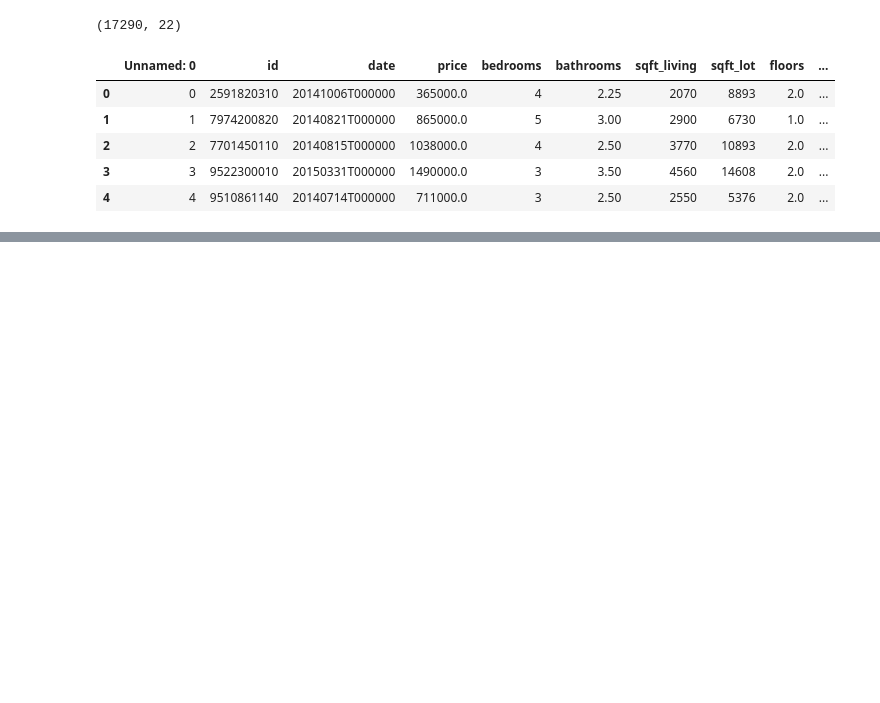
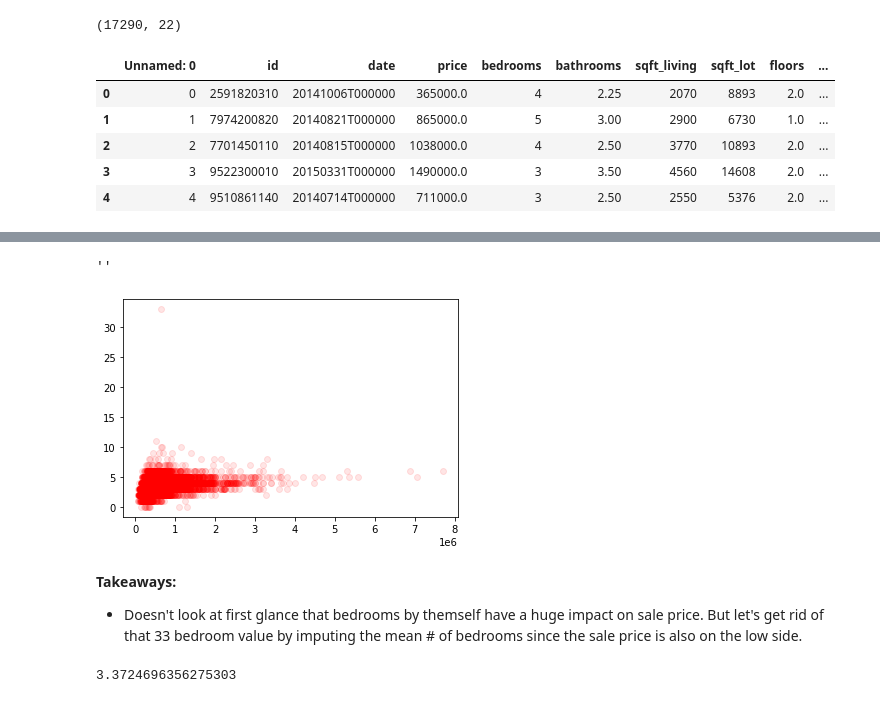
Before and after one commit to Mynusjanai/flatiron-p2-housing, a Jupyter notebook: trials/Phase 2 Project Workbook.ipynb, the cells around one changed output, grey strips where cells are left out. Drawn from its saved outputs; the diff is of its cells as text; code cells hidden in the pictures; blank space fills up the shorter version.

```diff
--- a/trials/Phase 2 Project Workbook.ipynb
+++ b/trials/Phase 2 Project Workbook.ipynb
@@ -77,0 +112,16 @@ dtype: object
+# %%
+#Checking the outlier values in Bedrooms
+fig, ax = plt.subplots()
+ax.scatter(df['price'], df['bedrooms'], alpha = 0.1, color = 'r')
+;
+# %% [output]
+''
+[figure, added]
+# %% [markdown]
+**Takeaways:**
+- Doesn't look at first glance that bedrooms by themself have a huge impact on sale price. But let's get rid of that 33 bedroom value by imputing the mean # of bedrooms since the sale price is also on the low side.
+# %%
+#Take the mean and use for the value with 33 bedrooms
+df['bedrooms'].mean()
+# %% [output]
+3.3724696356275303
```
Also changed, not shown: parts of 22 cells of this notebook.
